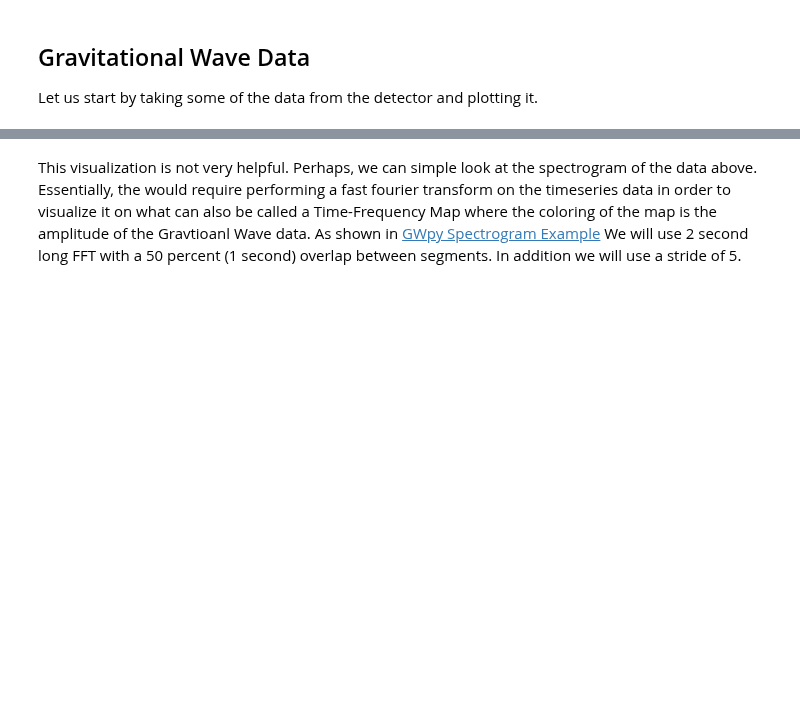
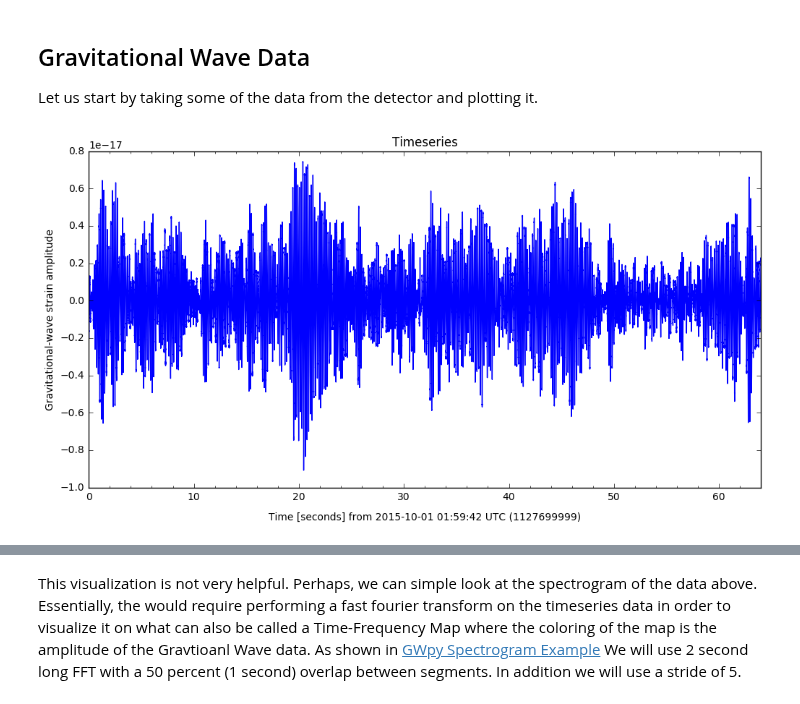
Before and after one commit to Gravity-Spy/GravitySpy, a Jupyter notebook: pyomega/Notebook/PyOmegaScan.ipynb, the cells around one changed output, grey strips where cells are left out. Drawn from its saved outputs; the diff is of its cells as text; code cells hidden in the pictures; blank space fills up the shorter version.

```diff
--- a/pyomega/Notebook/PyOmegaScan.ipynb
+++ b/pyomega/Notebook/PyOmegaScan.ipynb
@@ -38,31 +38,37 @@ import sys
 import os
 import random
 import string
+import shutil
 import ConfigParser
 import optparse
 import json
 import rlcompleter
 import pdb
 
-import lalsimulation
-import lal
-
+import pandas as pd
 import numpy as np
 
-import scipy
+from scipy import signal
 from scipy.interpolate import InterpolatedUnivariateSpline
-
-from matplotlib import use
-use('agg')
 
 from matplotlib import (pyplot as plt, cm)
 from matplotlib.ticker import ScalarFormatter
 from mpl_toolkits.axes_grid1 import make_axes_locatable
+from matplotlib.patches import Polygon
+from matplotlib.collections import PatchCollection
+from gwpy.plotter import rcParams
+import matplotlib as mpl
+mpl.rcParams.update(mpl.rcParamsDefault)
 
 from glue import datafind
 
 from gwpy.timeseries import TimeSeries
 
+#FIXME: Importing ML does not currently work
+
+#import .src.ML.make_pickle_for_linux as make_pickle
+#import ML.labelling_test_glitches as label_glitches
+
 pdb.Pdb.complete = rlcompleter.Completer(locals()).complete
 # %% [markdown]
 <a id='Introduction'></a>
@@ -75,22 +81,33 @@ In this section, we hope to give the user a sense of the data that comes out of
 
 Let us start by taking some of the data from the detector and plotting it.
 # %%
+%matplotlib inline
+
 # Pick the start and stop times and a channel name from which to read the data
 startTime   = 1127699999.0
 stopTime    = 1127700063.0
 channelName = 'L1:GDS-CALIB_STRAIN'
+detector    = 'L'
+frameType   = 'L1_HOFT_C00'
 
 # Read in the data
 
-data = TimeSeries.fetch(channelName,startTime,stopTime)
+NSDF = 0
+if NSDF:
+    data = TimeSeries.fetch(channelName,startTime,stopTime)
+else:
+    connection = datafind.GWDataFindHTTPConnection()
+    cache = connection.find_frame_urls(detector, frameType, startTime, stopTime, urltype='file')
+    data = TimeSeries.read(cache,channelName, format='gwf',start=startTime,end=stopTime)
 
 # resample data if necessary
 sampleFrequency = 4096
 if data.sample_rate.decompose().value != sampleFrequency:
     data = data.resample(sampleFrequency)
 
 plot = data.plot()
 plot.set_title('Timeseries')
 plot.set_ylabel('Gravitational-wave strain amplitude')
-plot
-plot.save('timeseries_raw.png')
+plot.show()
+# %% [output]
+[figure, added]
```
Also changed, not shown: parts of 12 cells of this notebook, 4 other files.
